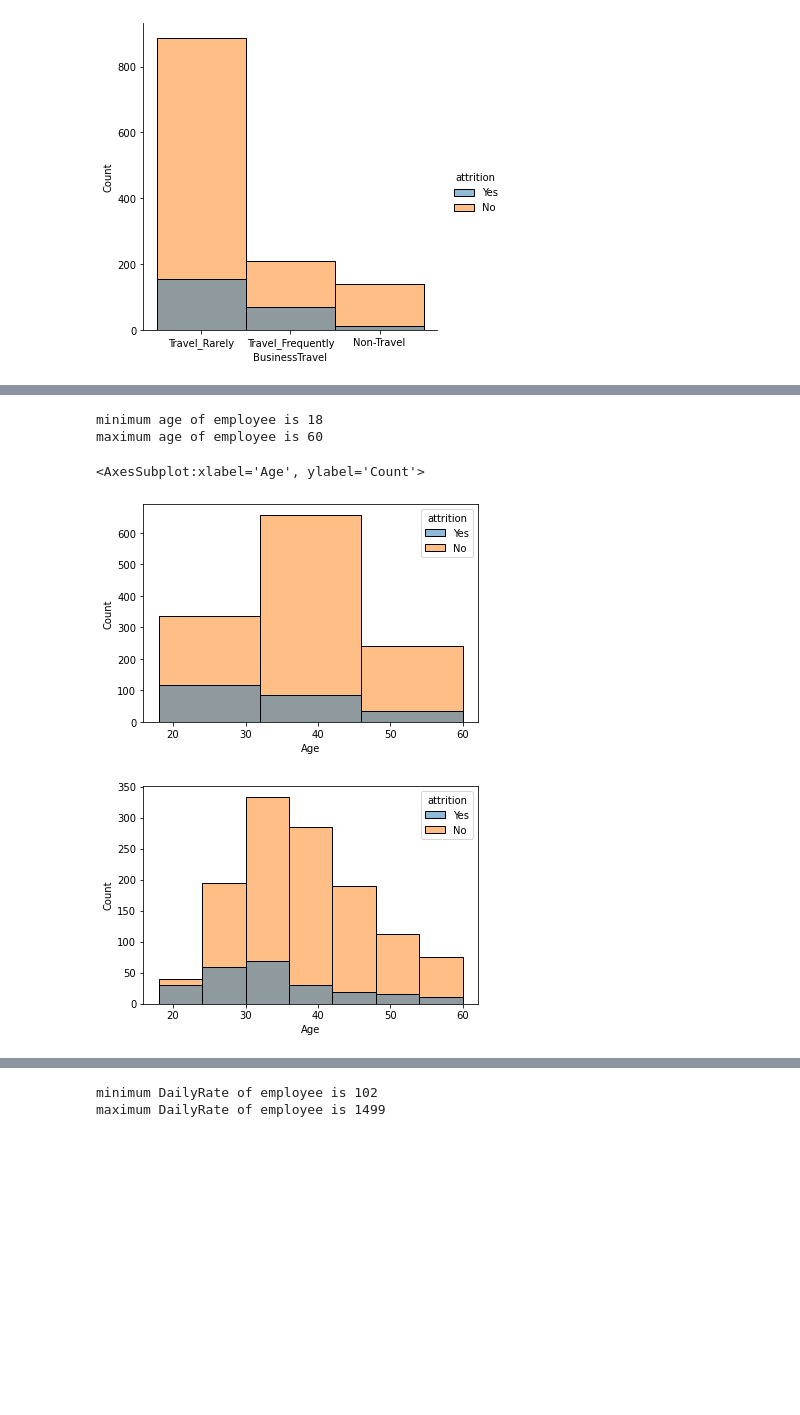
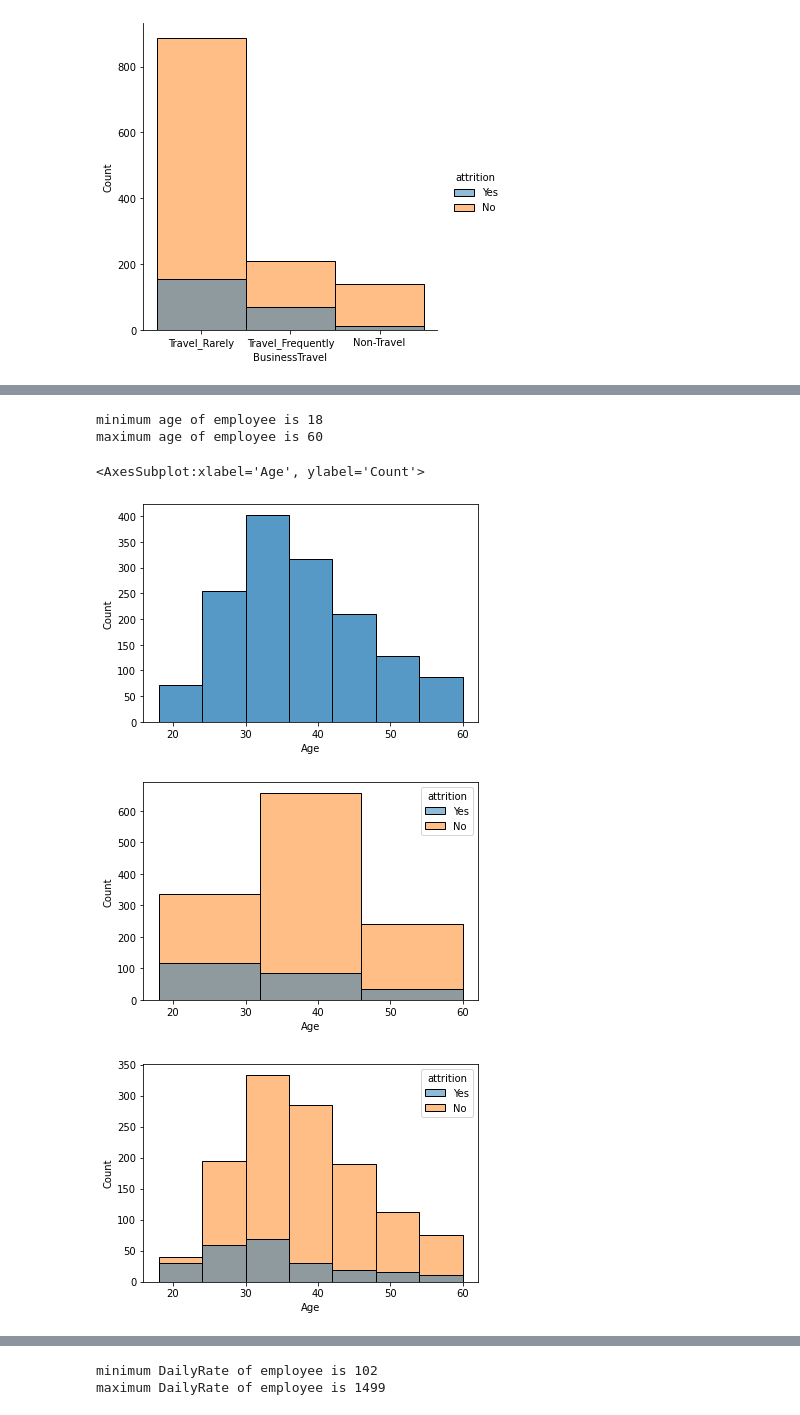
Before and after one commit to nagi1995/IBM-HR-Analytics-Employee-Attrition-Performance, a Jupyter notebook: EDA.ipynb, the cells around one changed output, grey strips where cells are left out. Cells and saved outputs as stored; diff of their text form; code cells hidden in the pictures; blank space fills up the shorter version.

```diff
--- a/EDA.ipynb
+++ b/EDA.ipynb
@@ -134,17 +132,20 @@ Of the total Female employees, 14.80% resigned/retired
 # %%
 print("minimum age of employee is {}".format(pd.Series(data["Age"]).min()))
 print("maximum age of employee is {}".format(pd.Series(data["Age"]).max()))
 
 plt.figure()
+sns.histplot(data = data, x = "Age", bins = 7)
+plt.figure()
 sns.histplot(data = data, x = "Age", bins = 3, hue = "attrition")
 plt.figure()
 sns.histplot(data = data, x = "Age", bins = 7, hue = "attrition")
 # %% [output]
 minimum age of employee is 18
 maximum age of employee is 60
 <AxesSubplot:xlabel='Age', ylabel='Count'>
-[figure, old version]
+[figure, new version]
-[figure, old version]
+[figure, new version]
+[figure, added]
 # %%
 gropuby_Education = data.groupby("attrition")["Education"]
 print(100*gropuby_Education.value_counts()["Yes"]/sum(gropuby_Education.value_counts()["Yes"]))
```
Also changed, not shown: parts of 11 cells of this notebook, 1 other file.
